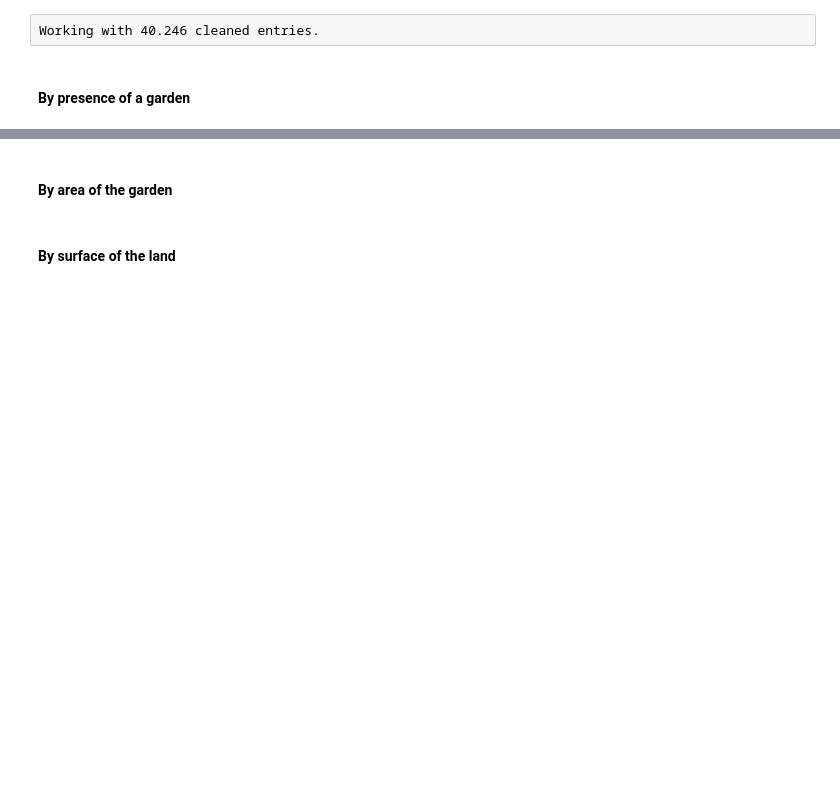
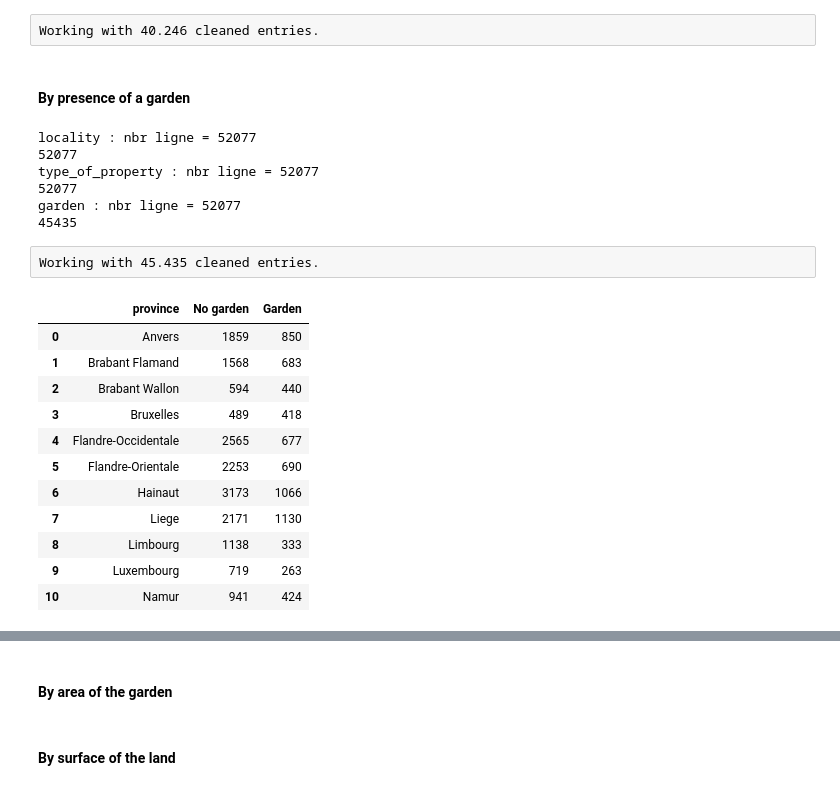
Before and after one commit to Demesmaeker/Immo_data_analysis, a Jupyter notebook: Comparisons between variables (no prices).ipynb, the cells around one changed output, grey strips where cells are left out. Cells and saved outputs as stored; diff of their text form; code cells hidden in the pictures; blank space fills up the shorter version.

```diff
--- a/Comparisons between variables (no prices).ipynb
+++ b/Comparisons between variables (no prices).ipynb
@@ -965,3 +965,40 @@ terrace_area : nbr ligne = 52077
 Working with 40.246 cleaned entries.
 # %% [markdown]
 #### By presence of a garden
+# %%
+locality_garden = clean(df, [0,1,12])
+# %% [output]
+locality : nbr ligne = 52077
+52077
+type_of_property : nbr ligne = 52077
+52077
+garden : nbr ligne = 52077
+45435
+# %% [raw]
+Working with 45.435 cleaned entries.
+# %%
+house_loc_garden = locality_garden[locality_garden['type_of_property'] == 'house']
+house_loc_garden_0 = house_loc_garden[house_loc_garden['garden'] == 0].groupby('province').fully_equipped_kitchen.agg(['count'])
+house_loc_garden_1 = house_loc_garden[house_loc_garden['garden'] == 1].groupby('province').fully_equipped_kitchen.agg(['count'])
+
+house_loc_garden_0.reset_index(level=0, inplace=True)
+house_loc_garden_0 = house_loc_garden_0.rename(columns={'count':'No garden'})
+house_loc_garden_1.reset_index(level=0, inplace=True)
+house_loc_garden_1 = house_loc_garden_1.rename(columns={'count':'Garden'})
+
+house_province_garden = pd.merge(house_loc_garden_0, house_loc_garden_1, how = 'outer', on='province')
+
+house_province_garden
+# %% [output]
+|  | province | No garden | Garden |
+| 0 | Anvers | 1859 | 850 |
+| 1 | Brabant Flamand | 1568 | 683 |
+| 2 | Brabant Wallon | 594 | 440 |
+| 3 | Bruxelles | 489 | 418 |
+| 4 | Flandre-Occidentale | 2565 | 677 |
+| 5 | Flandre-Orientale | 2253 | 690 |
+| 6 | Hainaut | 3173 | 1066 |
+| 7 | Liege | 2171 | 1130 |
+| 8 | Limbourg | 1138 | 333 |
+| 9 | Luxembourg | 719 | 263 |
+| 10 | Namur | 941 | 424 |
```
Also changed, not shown: parts of 3 cells of this notebook, 1 other file.
